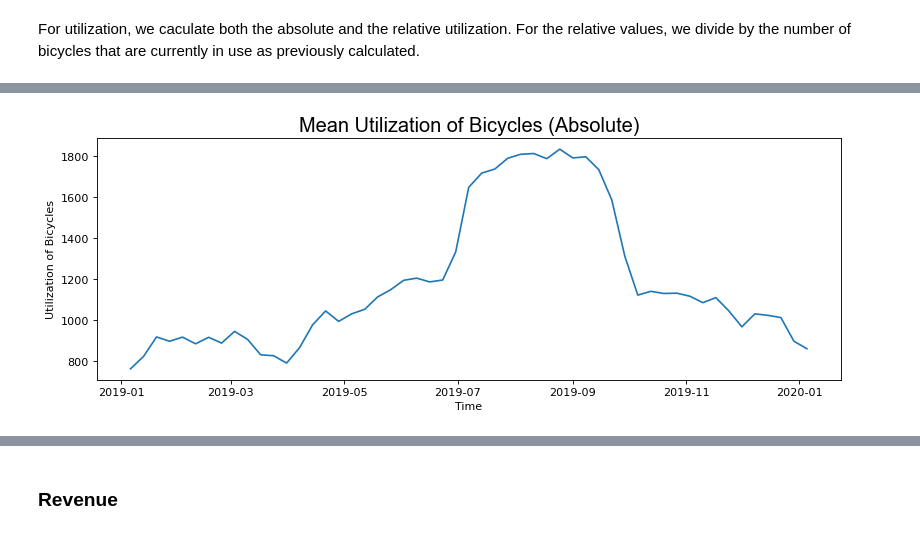
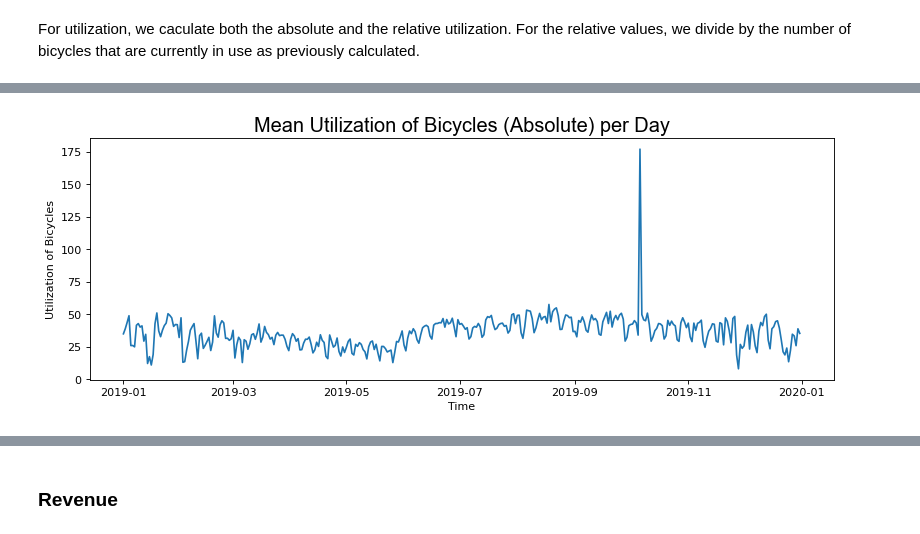
Before and after one commit to katekuian/aa_2021_magma, a Jupyter notebook: 02_descriptive_analytics/02_kpi_calculation.ipynb, the cells around one changed output, grey strips where cells are left out. Cells and saved outputs as stored; diff of their text form; code cells hidden in the pictures.

Commit message:
Fix utilization description

```diff
--- a/02_descriptive_analytics/02_kpi_calculation.ipynb
+++ b/02_descriptive_analytics/02_kpi_calculation.ipynb
@@ -70,16 +85,16 @@ For utilization, we caculate both the absolute and the relative utilization. For
 # %%
 #caculate hourly utilization
-trips_hourly_engineered["utilization_absolute"]  = trips_hourly_engineered["in_service_bikes_rolling"]- trips_hourly_engineered["ongoing_trips_prev"]- trips_hourly_engineered["starting_trips"]
+trips_hourly_engineered["utilization_absolute"]  =  trips_hourly_engineered["ongoing_trips_prev"]+ trips_hourly_engineered["starting_trips"]
 trips_hourly_engineered["utilization_percentage"] = trips_hourly_engineered["utilization_absolute"] / trips_hourly_engineered["in_service_bikes_rolling"]
 # %%
-#plot absolute utilization
+#plot absolute utilization per day
 fig,ax = plt.subplots(figsize=(12,4), dpi= 80)
 
-ax.plot(trips_hourly_engineered["utilization_absolute"].resample("w").mean())
-ax.set_title("Mean Utilization of Bicycles (Absolute)", fontsize=18, fontname="Arial")
+ax.plot(trips_hourly_engineered["utilization_absolute"].resample("d").mean())
+ax.set_title("Mean Utilization of Bicycles (Absolute) per Day", fontsize=18, fontname="Arial")
 ax.set_xlabel("Time")
 ax.set_ylabel("Utilization of Bicycles")
 plt.show()
 #ax.figure.savefig("Util_Abs.png")
 # %% [output]
-[figure, old version]
+[figure, new version]
```
Also changed, not shown: parts of 5 cells of this notebook.
